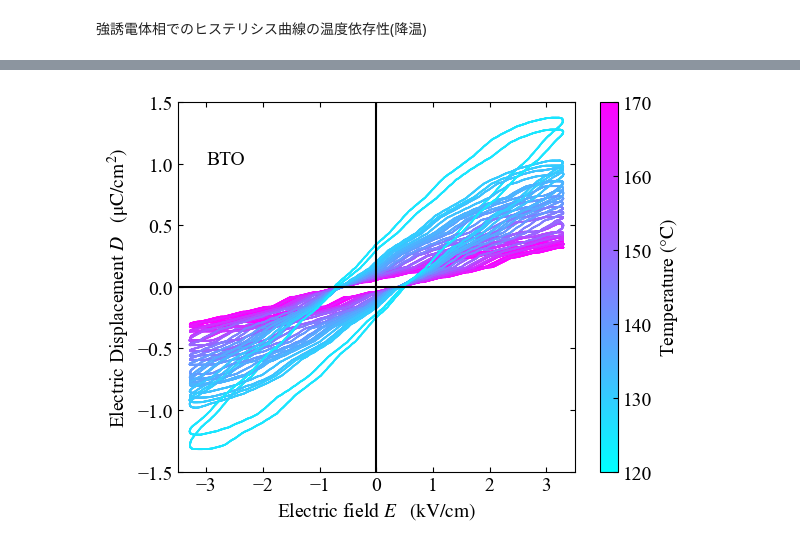
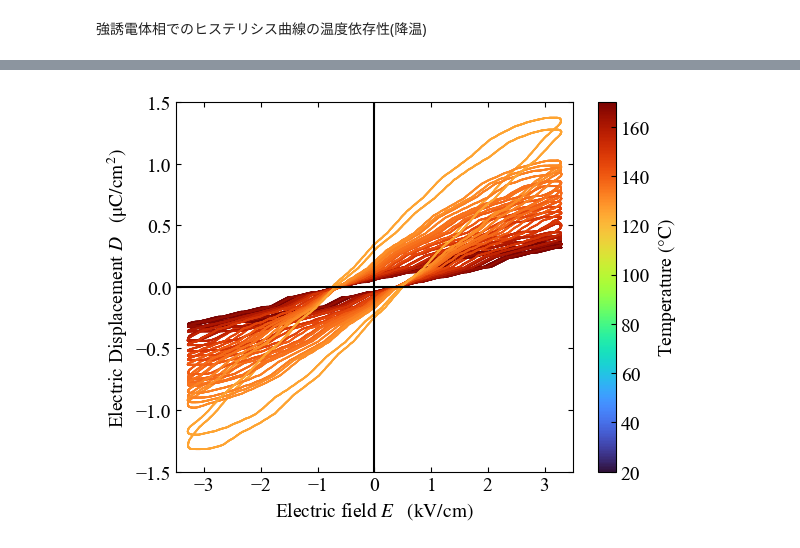
Before and after one commit to xiang-gong3944/----, a Jupyter notebook: 2024_10_04_ヒステリシス/data/2024_10_04.ipynb, the cells around one changed output, grey strips where cells are left out. Saved outputs shown, nothing was run; the diff lists cells and outputs as text; code cells hidden in the pictures.

```diff
--- a/2024_10_04_ヒステリシス/data/2024_10_04.ipynb
+++ b/2024_10_04_ヒステリシス/data/2024_10_04.ipynb
@@ -950,9 +974,9 @@ plt.ylabel("Electric Displacement $ D \quad\mathrm{(\mu C/cm^2)}$ ")
 
 # プロット
 for i in heating_index:
-    plt.scatter(data[i][1][3000:7000],data[i][2][3000:7000], c=data[i][4][3000:7000], cmap="cool", norm=Normalize(vmin=20, vmax=170),  s=0.1)
+    plt.scatter(data[i][1][3000:7000],data[i][2][3000:7000], c=data[i][4][3000:7000], cmap="turbo", norm=Normalize(vmin=20, vmax=170),  s=0.1)
 for i in cooling_index:
-    plt.scatter(data[i][1][3000:7000],data[i][2][3000:7000], c=data[i][4][3000:7000], cmap="cool", norm=Normalize(vmin=20, vmax=170),  s=0.1)
+    plt.scatter(data[i][1][3000:7000],data[i][2][3000:7000], c=data[i][4][3000:7000], cmap="turbo", norm=Normalize(vmin=20, vmax=170),  s=0.1)
 
 # カラーバーのラベル
 plt.colorbar(label = "Temperature $(\mathrm{\degree C})$")
@@ -990,9 +1014,9 @@ plt.ylabel("Electric Displacement $ D \quad\mathrm{(\mu C/cm^2)}$ ")
 
 # プロット
 for i in range(16,68,17):
-    plt.scatter(data[i][1][3000:7000],data[i][2][3000:7000], c=data[i][4][3000:7000], cmap="cool", norm=Normalize(vmin=20, vmax=120),  s=0.1)
+    plt.scatter(data[i][1][3000:7000],data[i][2][3000:7000], c=data[i][4][3000:7000], cmap="turbo", norm=Normalize(vmin=20, vmax=170),  s=0.1)
 for i in range(92,101):
-    plt.scatter(data[i][1][3000:7000],data[i][2][3000:7000], c=data[i][4][3000:7000], cmap="cool", norm=Normalize(vmin=20, vmax=120),  s=0.1)
+    plt.scatter(data[i][1][3000:7000],data[i][2][3000:7000], c=data[i][4][3000:7000], cmap="turbo", norm=Normalize(vmin=20, vmax=170),  s=0.1)
 
 # カラーバーのラベル
 plt.colorbar(label = "Temperature $(\mathrm{\degree C})$")
@@ -1011,33 +1035,33 @@ ax.yaxis.set_ticks_position('both')
 ax.xaxis.set_ticks_position('both')
 plt.rcParams['xtick.direction'] = 'in'
 plt.rcParams['ytick.direction'] = 'in'
 
 # プロットエリアの範囲等の整備
 plt.xlim(-3.5,3.5)
 plt.ylim(-1.5,1.5)
 plt.xticks([-3,-2,-1,0,1,2,3])
 plt.hlines([0],-3.5,3.5, "black")
 plt.vlines([0],-3.5,3.5, "black")
 
 # フォントの選択
 plt.rcParams['font.size'] = 14
 plt.rcParams['font.family'] ='Times New Roman'
 plt.rcParams['mathtext.fontset'] = 'stix'
 
 # 軸ラベル
 plt.xlabel("Electric field $ E \quad\mathrm{(kV/cm)}$")
 plt.ylabel("Electric Displacement $ D \quad\mathrm{(\mu C/cm^2)}$ ")
 
 # プロット
 for i in range(68,92):
-    plt.scatter(data[i][1][3000:7000],data[i][2][3000:7000], c=data[i][4][3000:7000], cmap="cool", norm=Normalize(vmin=120, vmax=170),  s=0.1)
+    plt.scatter(data[i][1][3000:7000],data[i][2][3000:7000], c=data[i][4][3000:7000], cmap="turbo", norm=Normalize(vmin=20, vmax=170),  s=0.1)
 
 # カラーバーのラベル
 plt.colorbar(label = "Temperature $(\mathrm{\degree C})$")
 
 # その他要素
-plt.text(-3, 1, "BTO")
+# plt.text(-3, 1, "BTO")
 
 plt.show()
 # %% [output]
-[figure, old version]
+[figure, new version]
```
Also changed, not shown: parts of 36 cells of this notebook, 49 other files.
